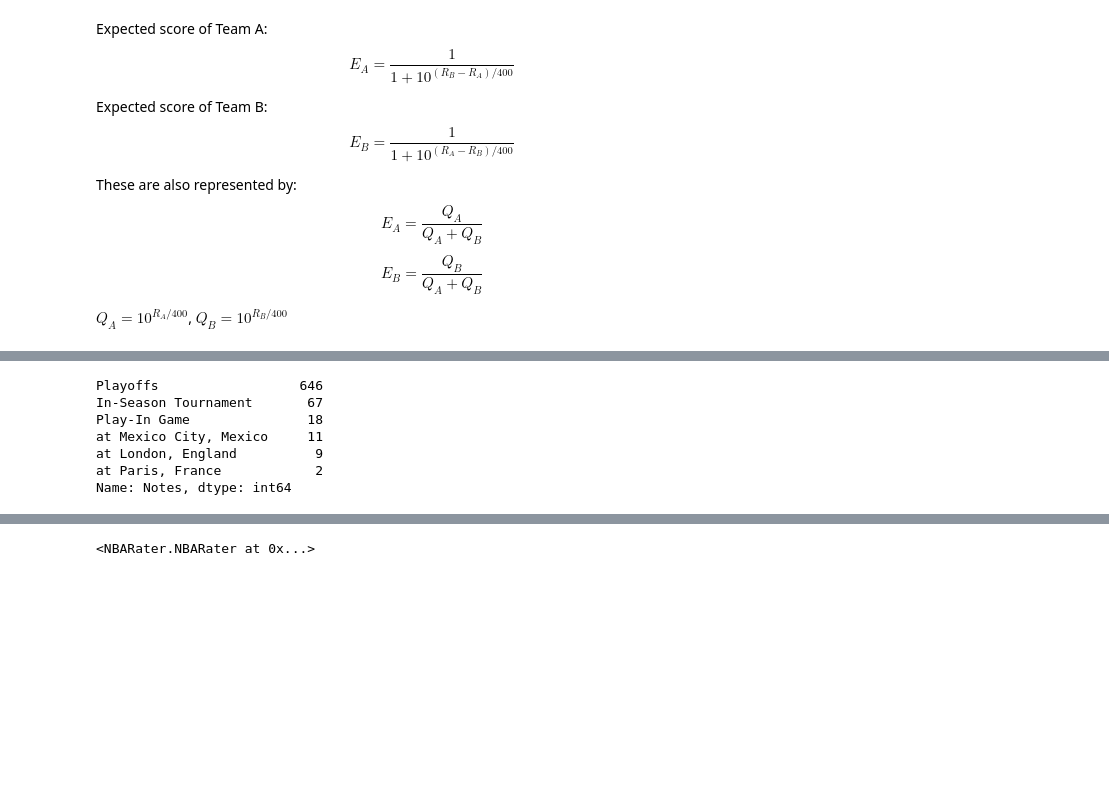
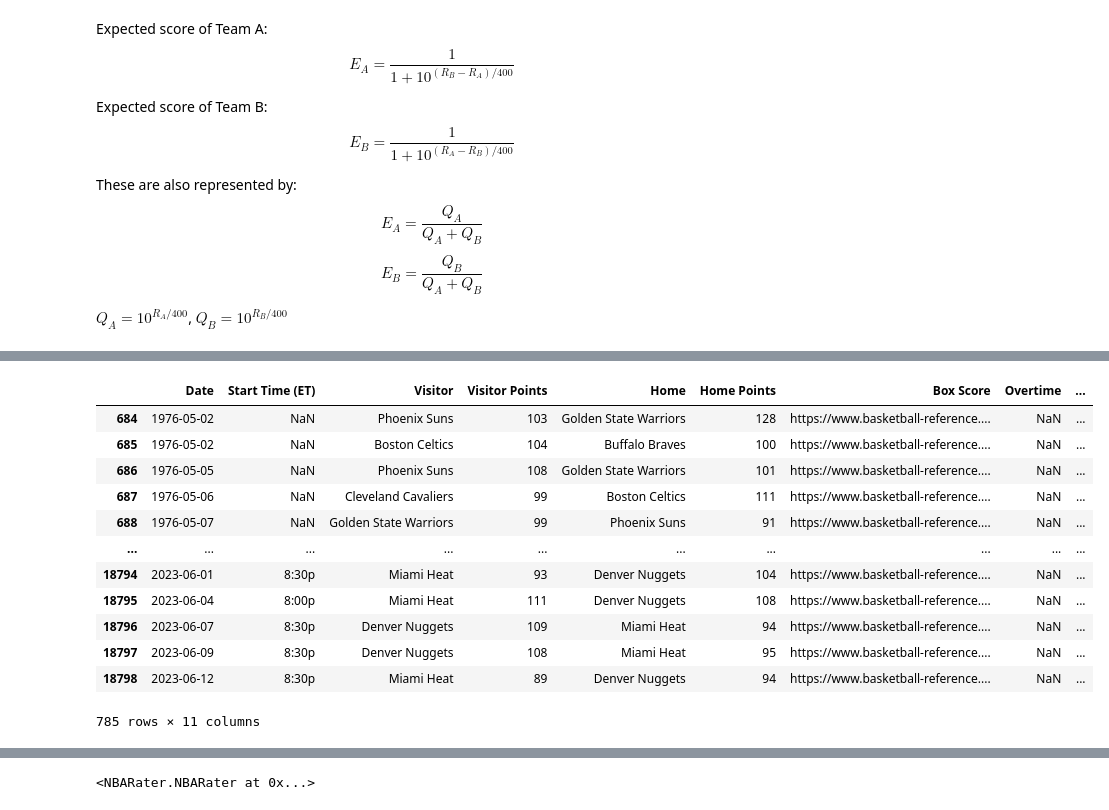
Before and after one commit to m1nce/nba-elo, a Jupyter notebook: nba-rating.ipynb, the cells around one changed output, grey strips where cells are left out. Saved outputs shown, nothing was run; the diff lists cells and outputs as text; code cells hidden in the pictures; blank space fills up the shorter version.

```diff
--- a/nba-rating.ipynb
+++ b/nba-rating.ipynb
@@ -63,13 +67,19 @@ df
 # %%
-df['Notes'].value_counts()
+df[df['Notes'] == 'Playoffs']
 # %% [output]
+|  | Date | Start Time (ET) | Visitor | Visitor Points | Home | Home Points | Box Score | Overtime | ... |
+| 684 | 1976-05-02 | NaN | Phoenix Suns | 103 | Golden State Warriors | 128 | https://www.basketball-reference.... | NaN | ... |
+| 685 | 1976-05-02 | NaN | Boston Celtics | 104 | Buffalo Braves | 100 | https://www.basketball-reference.... | NaN | ... |
+| 686 | 1976-05-05 | NaN | Phoenix Suns | 108 | Golden State Warriors | 101 | https://www.basketball-reference.... | NaN | ... |
+| 687 | 1976-05-06 | NaN | Cleveland Cavaliers | 99 | Boston Celtics | 111 | https://www.basketball-reference.... | NaN | ... |
+| 688 | 1976-05-07 | NaN | Golden State Warriors | 99 | Phoenix Suns | 91 | https://www.basketball-reference.... | NaN | ... |
+| ... | ... | ... | ... | ... | ... | ... | ... | ... | ... |
+| 18794 | 2023-06-01 | 8:30p | Miami Heat | 93 | Denver Nuggets | 104 | https://www.basketball-reference.... | NaN | ... |
+| 18795 | 2023-06-04 | 8:00p | Miami Heat | 111 | Denver Nuggets | 108 | https://www.basketball-reference.... | NaN | ... |
+| 18796 | 2023-06-07 | 8:30p | Denver Nuggets | 109 | Miami Heat | 94 | https://www.basketball-reference.... | NaN | ... |
+| 18797 | 2023-06-09 | 8:30p | Denver Nuggets | 108 | Miami Heat | 95 | https://www.basketball-reference.... | NaN | ... |
+| 18798 | 2023-06-12 | 8:30p | Miami Heat | 89 | Denver Nuggets | 94 | https://www.basketball-reference.... | NaN | ... |
-Playoffs                  646
-In-Season Tournament       67
-Play-In Game               18
-at Mexico City, Mexico     11
-at London, England          9
-at Paris, France            2
-Name: Notes, dtype: int64
+785 rows × 11 columns
 # %%
 df['Date'] = pd.to_datetime(df['Date'])
 df['Win'] = np.where(df['Visitor Points'] > df['Home Points'], 1, np.where(df['Visitor Points'] < df['Home Points'], 0, 0.5))
```
Also changed, not shown: parts of 3 cells of this notebook, 21 other files.
